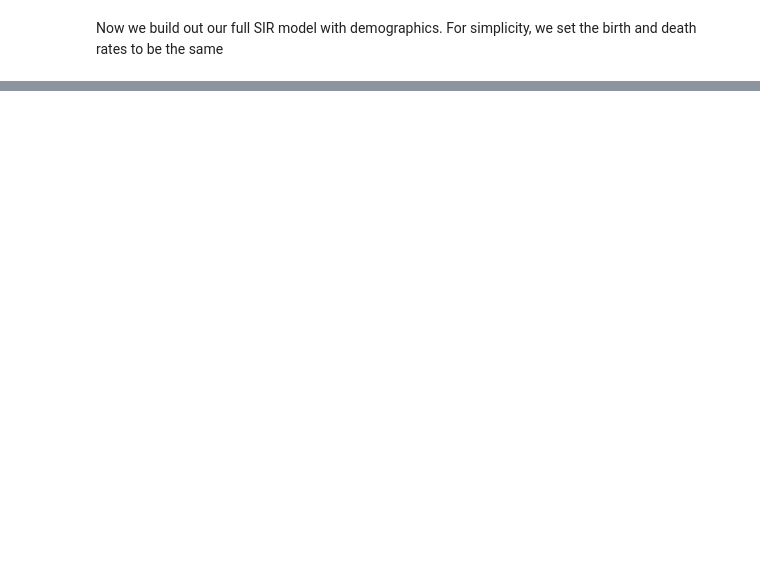
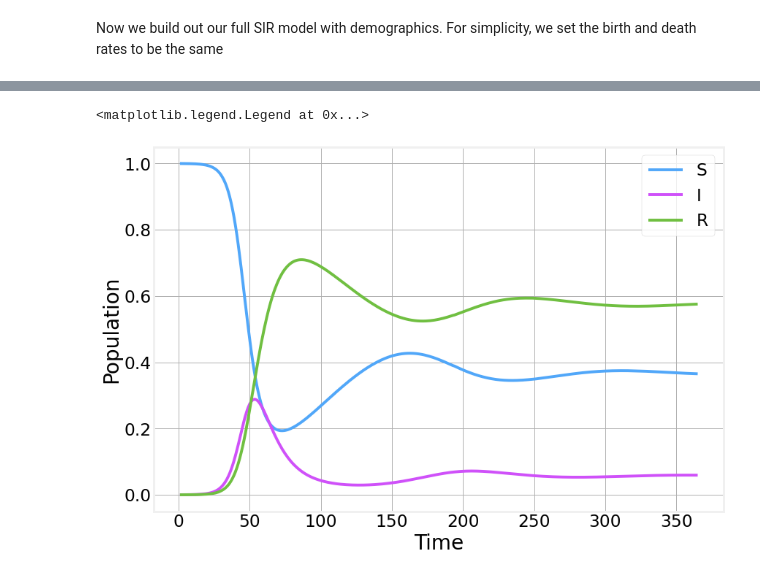
Before and after one commit to DataForScience/Epidemiology101, a Jupyter notebook: Epidemiology304.ipynb, the cells around one changed output, grey strips where cells are left out. Saved outputs shown, nothing was run; the diff lists cells and outputs as text; code cells hidden in the pictures; blank space fills up the shorter version.

```diff
--- a/Epidemiology304.ipynb
+++ b/Epidemiology304.ipynb
@@ -186,0 +276,12 @@ SIR_demo.integrate(160, S=S0, I=I0, R=R0, tmax=160)
+# %%
+fig, ax = plt.subplots(1)
+(SIR_demo.S/N).plot(ax=ax, label='S')
+(SIR_demo.I/N).plot(ax=ax, label='I')
+(SIR_demo.R/N).plot(ax=ax, label='R')
+
+ax.set_xlabel('Time')
+ax.set_ylabel('Population')
+ax.legend()
+# %% [output]
+<matplotlib.legend.Legend at 0x...>
+[figure, added]
```
Also changed, not shown: parts of 38 cells of this notebook, 1 other file.
